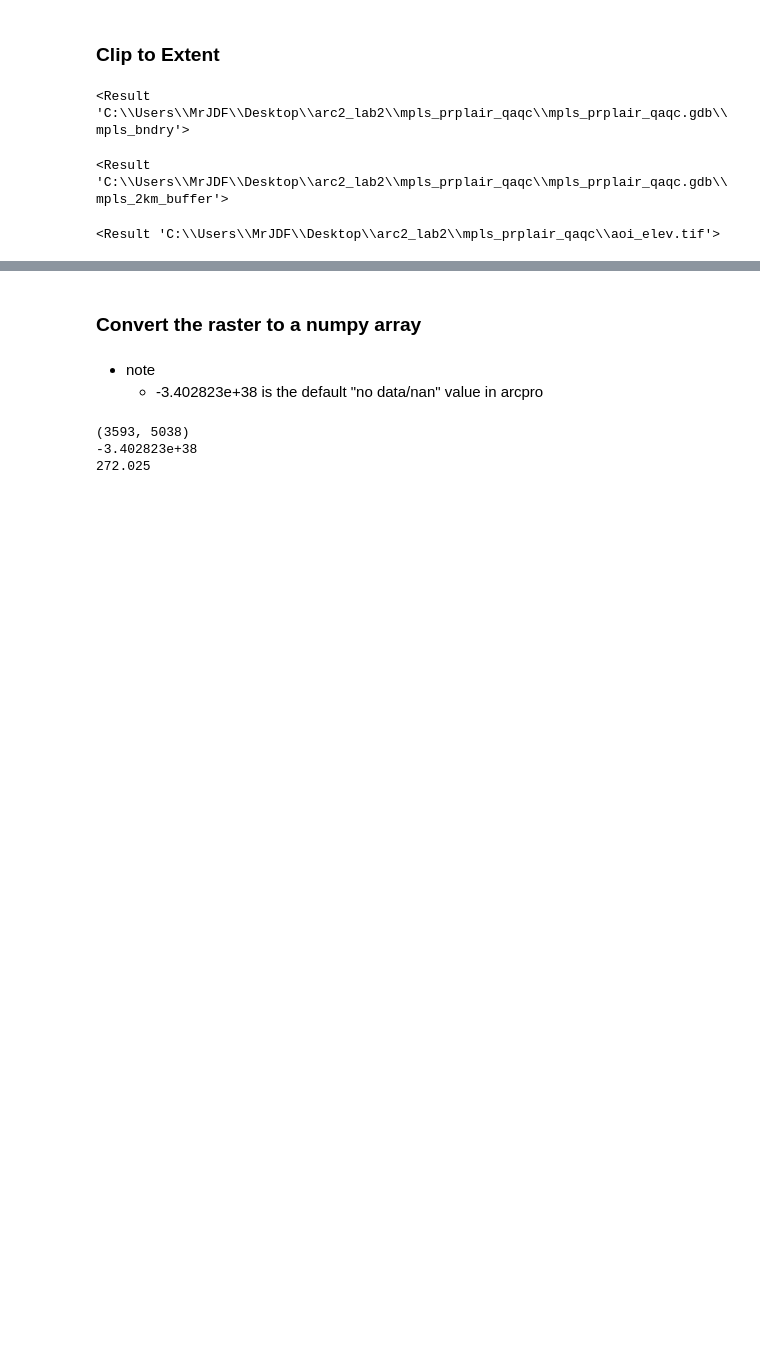
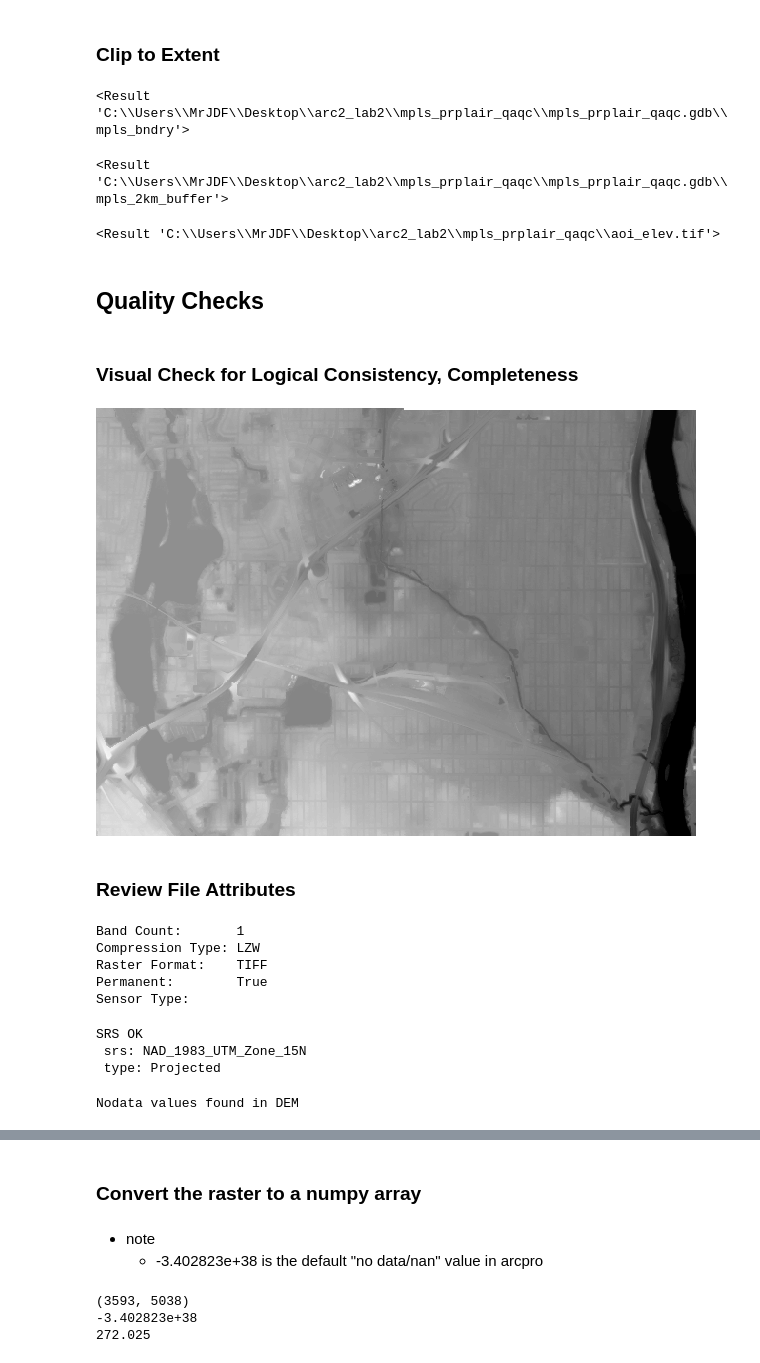
Before and after one commit to ThisFord/GIS5572_arc2, a Jupyter notebook: lab02/mpls_prplair_elevation_qaqc.ipynb, the cells around one changed output, grey strips where cells are left out. Saved outputs shown, nothing was run; the diff lists cells and outputs as text; code cells hidden in the pictures; blank space fills up the shorter version.

```diff
--- a/lab02/mpls_prplair_elevation_qaqc.ipynb
+++ b/lab02/mpls_prplair_elevation_qaqc.ipynb
@@ -124,3 +127,10 @@ clipping_extent = output_buffer
 arcpy.Clip_management(input_raster, clipping_extent, output_raster, "#", "#", "NONE")
 # %% [output]
 <Result 'C:\\Users\\MrJDF\\Desktop\\arc2_lab2\\mpls_prplair_qaqc\\aoi_elev.tif'>
+# %%
+# create a raster object from the utput to use as the main variable for qaqc
+dem = r'aoi_elev.tif'
+# %% [markdown]
+## Quality Checks
+# %% [markdown]
+### Visual Check for Logical Consistency, Completeness
@@ -126,0 +139,45 @@ arcpy.Clip_management(input_raster, clipping_extent, output_raster, "#", "#", "N
+# %%
+# display the raster in notebook
+
+inRaster = dem
+
+rendered_raster = arcpy.Render(inRaster, rendering_rule=
+	{'bands': 1}, colormap ='gray')
+rendered_raster
+# %% [output]
+[figure, added]
+# %% [markdown]
+### Review File Attributes
+# %%
+# Create a Describe object from the raster dataset to get object charatersitics
+desc = arcpy.Describe(dem)
+
+# Print some raster dataset properties
+print("Band Count:       %d" % desc.bandCount)
+print("Compression Type: %s" % desc.compressionType)
+print("Raster Format:    %s" % desc.format)
+print("Permanent:        %s" % desc.permanent)
+print("Sensor Type:      %s" % desc.sensorType)
+# %% [output]
+Band Count:       1
+Compression Type: LZW
+Raster Format:    TIFF
+Permanent:        True
+Sensor Type:
+# %%
+# Spatial Reference System Check
+# Is the SRS correct and is it a projected type srs to ensure compatability with transformation to epsg 4326 for web maps
+
+expected_srs_name = 'NAD_1983_UTM_Zone_15N' #set this value to the srs the data should be in for processing
+expected_type = 'Projected'
+srs = desc.spatialReference
+
+if srs.name == expected_srs_name and srs.type == expected_type:
+    print('SRS OK', '\n', 'srs:', srs.name, '\n', 'type:', srs.type)
+
+else:
+    print('ERROR: spatial reference system incompatible')
+# %% [output]
+SRS OK
+ srs: NAD_1983_UTM_Zone_15N
+ type: Projected
@@ -126,0 +186,11 @@ arcpy.Clip_management(input_raster, clipping_extent, output_raster, "#", "#", "N
+# %%
+#TODO: this may be redundant if I filter out nodata values, how can I set them to NaN?
+# Check for any nodata values in the DEM
+
+nodata = arcpy.sa.SetNull(dem, dem, "VALUE = {}".format(desc.noDataValue))
+if arcpy.management.GetRasterProperties(nodata, "MAXIMUM") == 0:
+    print("No nodata values found in DEM") # This is expected due since MN isn't a rectangle
+else:
+    print("Nodata values found in DEM")
+# %% [output]
+Nodata values found in DEM
```
Also changed, not shown: parts of 19 cells of this notebook, 2 other files.
